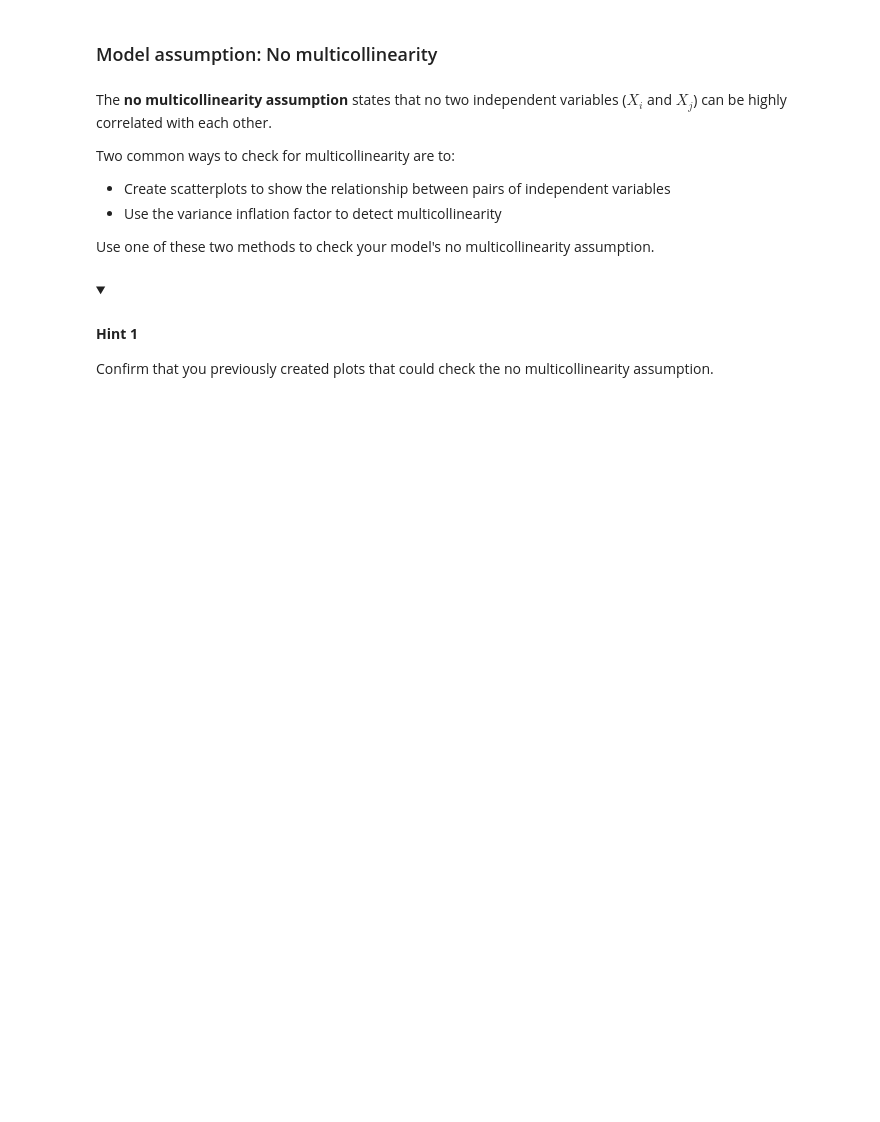
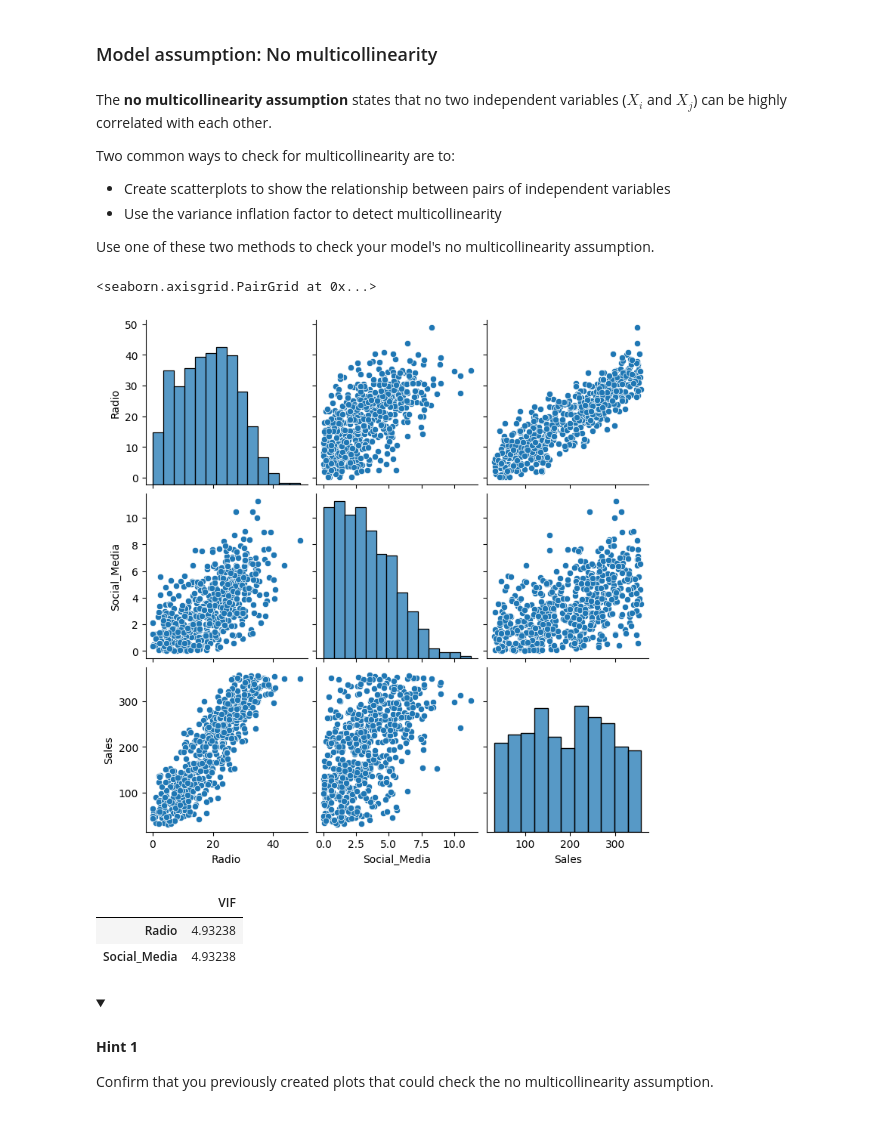
Before and after one commit to Cyberoctane29/Python-For-Data-Analysis, a Jupyter notebook: Course-5/Module_3/2_activity_perform_multiple_linear_regression.ipynb, the cells around one changed output. Cells and saved outputs as stored; diff of their text form; code cells hidden in the pictures; folded sections open; blank space fills up the shorter version.

```diff
--- a/Course-5/Module_3/2_activity_perform_multiple_linear_regression.ipynb
+++ b/Course-5/Module_3/2_activity_perform_multiple_linear_regression.ipynb
@@ -487,4 +524,7 @@ Use one of these two methods to check your model's no multicollinearity assumpti
 # %%
 # Create a pairplot of the data.
 
-### YOUR CODE HERE ###
+sns.pairplot(data=data)
+# %% [output]
+<seaborn.axisgrid.PairGrid at 0x...>
+[figure, added]
@@ -495,3 +531,24 @@ Use one of these two methods to check your model's no multicollinearity assumpti
+# %%
+# Calculate the variance inflation factor (optional).
+
+# Import variance_inflation_factor from statsmodels.
+from statsmodels.stats.outliers_influence import variance_inflation_factor
+
+# Create a subset of the data with the continous independent variables.
+X = data[['Radio','Social_Media']]
+
+# Calculate the variance inflation factor for each variable.
+vif = [variance_inflation_factor(X.values, i) for i in range(X.shape[1])]
+
+# Create a DataFrame with the VIF results for the column names in X.
+df_vif = pd.DataFrame(vif, index=X.columns, columns = ['VIF'])
+
+# Display the VIF results.
+df_vif
+# %% [output]
+|  | VIF |
+| Radio | 4.93238 |
+| Social_Media | 4.93238 |
 # %% [markdown]
 <details>
 <summary><h4><strong>Hint 1</strong></h4></summary>
```
Also changed, not shown: parts of 18 cells of this notebook.
